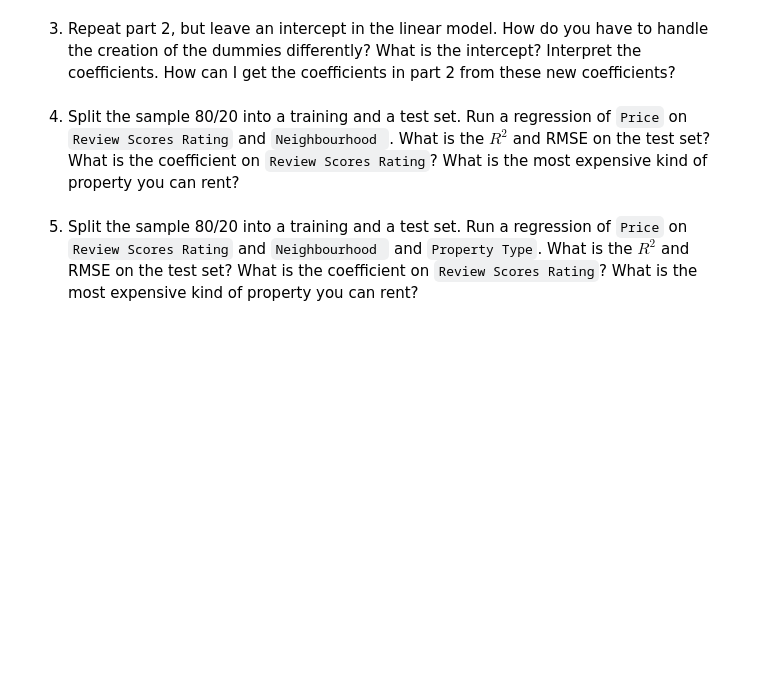
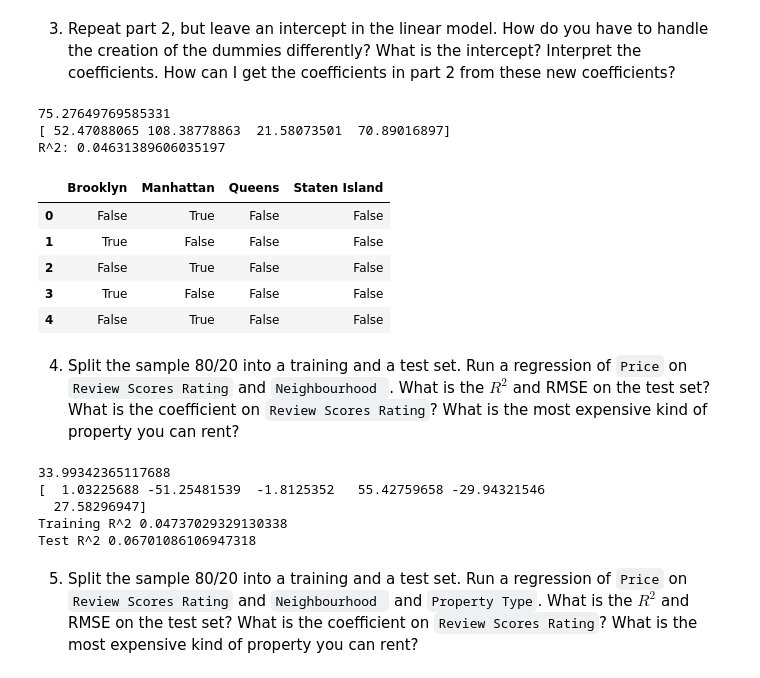
Before and after one commit to nylaup/linearModels, a Jupyter notebook: assignment/assignment.ipynb, the cells around one changed output. Saved outputs shown, nothing was run; the diff lists cells and outputs as text; code cells hidden in the pictures; blank space fills up the shorter version.

```diff
--- a/assignment/assignment.ipynb
+++ b/assignment/assignment.ipynb
@@ -94,6 +104,51 @@ R^2: 0.04631389606035197
 # %% [markdown]
 3. Repeat part 2, but leave an intercept in the linear model. How do you have to handle the creation of the dummies differently? What is the intercept? Interpret the coefficients. How can I get the coefficients in part 2 from these new coefficients?
+# %%
+X2 = pd.get_dummies(X0, drop_first=True)
+
+reg2 = LinearRegression().fit(X2, y)
+print(reg2.intercept_)
+print(reg2.coef_)
+print("R^2:" , reg2.score(X2, y))
+X2.head()
+
+#The intercept is much lower here and it now represents the average difference in mean for the category that got
+# dropped to become the intercept, which in this case is the Bronx.
+#The coefficients now represent the average difference of each borough from the Bronx's price
+#You can get these new coefficients from Part 2 by subtracting each borough's average price from the Bronx's
+# coefficient in part 2.
+# %% [output]
+75.27649769585331
+[ 52.47088065 108.38778863  21.58073501  70.89016897]
+R^2: 0.04631389606035197
+|  | Brooklyn | Manhattan | Queens | Staten Island |
+| 0 | False | True | False | False |
+| 1 | True | False | False | False |
+| 2 | False | True | False | False |
+| 3 | True | False | False | False |
+| 4 | False | True | False | False |
 # %% [markdown]
 4. Split the sample 80/20 into a training and a test set. Run a regression of `Price` on `Review Scores Rating` and `Neighbourhood `. What is the $R^2$ and RMSE on the test set? What is the coefficient on `Review Scores Rating`? What is the most expensive kind of property you can rent?
+# %%
+from sklearn.model_selection import train_test_split
+
+X3 = apt.loc[:, ['Review Scores Rating', 'Neighbourhood ']]
+X3=pd.get_dummies(X3, columns=["Neighbourhood "])
+X_train, X_test, y_train, y_test = train_test_split(X3,y, test_size=.2, random_state=100)
+
+reg3 = LinearRegression().fit(X_train, y_train)
+print(reg3.intercept_)
+print(reg3.coef_)
+
+print("Training R^2" , reg3.score(X_train, y_train))
+print("Test R^2", reg3.score(X_test, y_test)) #The R^2 for the test set is quite low, but higher than the training
+#The coefficient for Review Score Rating is 1.0323
+#The most expensive property you can rent is in Manhattan that has a high review score
+# %% [output]
+33.99342365117688
+[  1.03225688 -51.25481539  -1.8125352   55.42759658 -29.94321546
+  27.58296947]
+Training R^2 0.04737029329130338
+Test R^2 0.06701086106947318
 # %% [markdown]
 5. Split the sample 80/20 into a training and a test set. Run a regression of `Price` on `Review Scores Rating` and `Neighbourhood ` and `Property Type`. What is the $R^2$ and RMSE on the test set? What is the coefficient on `Review Scores Rating`? What is the most expensive kind of property you can rent?
```
Also changed, not shown: parts of 9 cells of this notebook.
